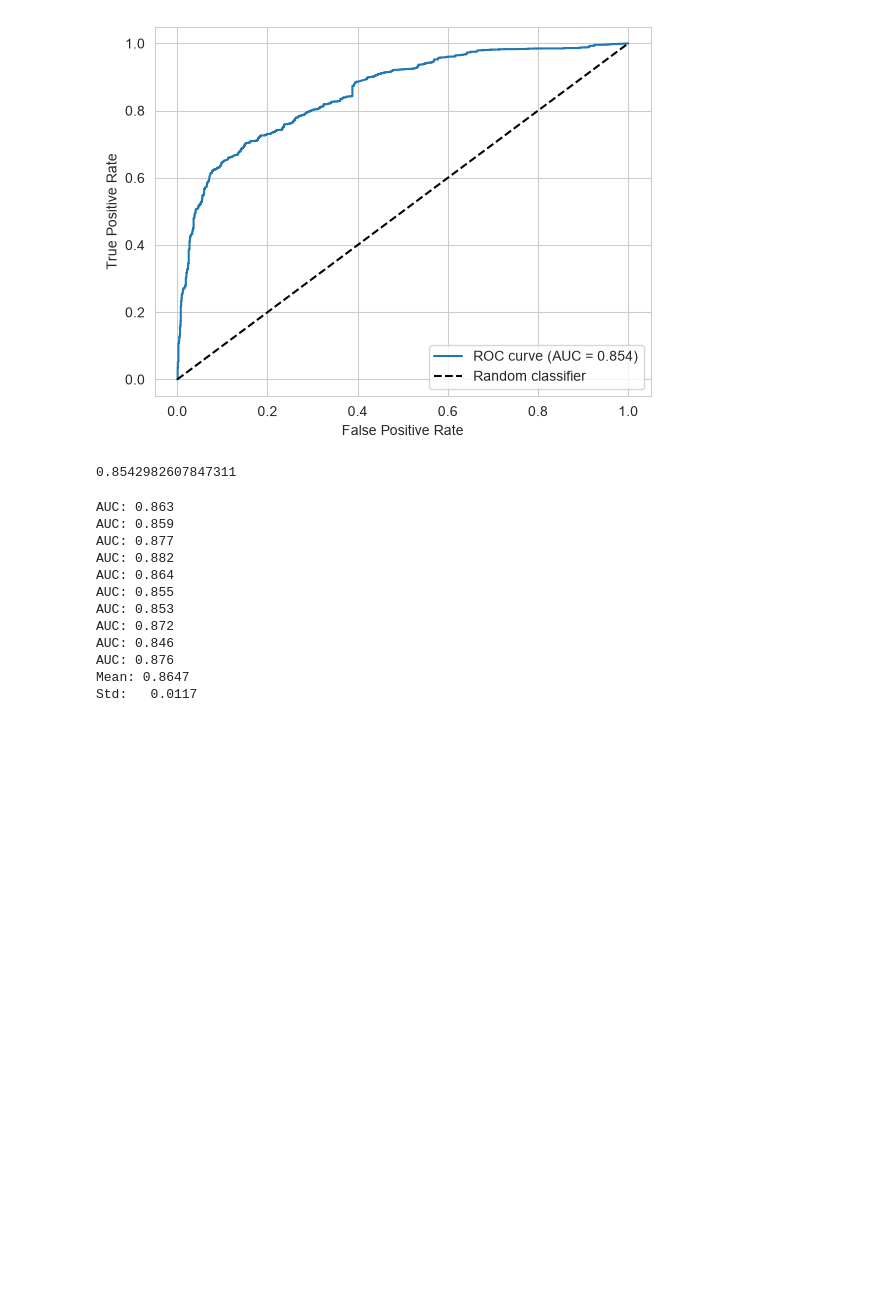
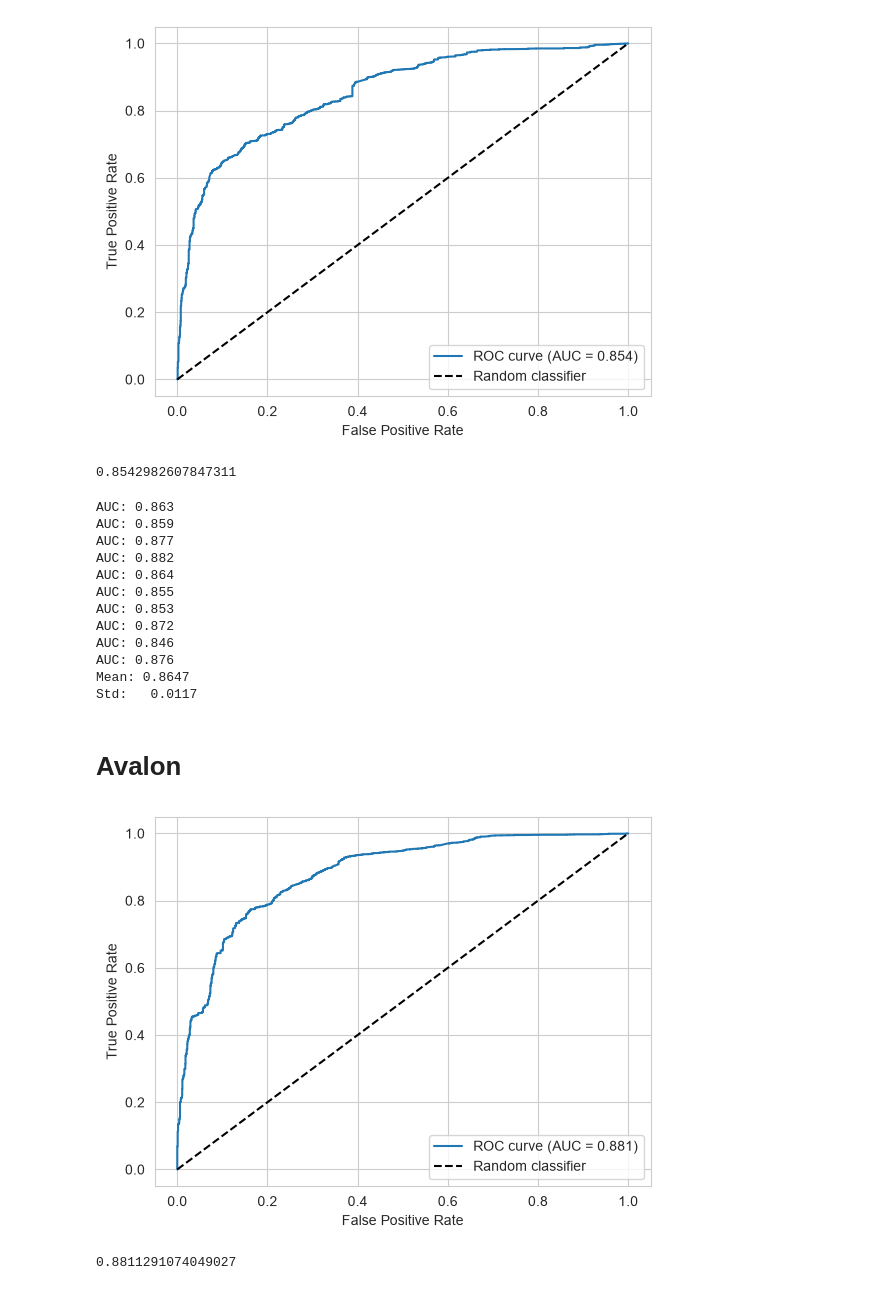
Before and after one commit to Kwietny/visco, a Jupyter notebook: classifier_tests/lightgbm.ipynb, the cells around one changed output. Cells and saved outputs as stored; diff of their text form; code cells hidden in the pictures; blank space fills up the shorter version.

Commit message:
Add avalon, maccs and bcut2d tests for LGBM

```diff
--- a/classifier_tests/lightgbm.ipynb
+++ b/classifier_tests/lightgbm.ipynb
@@ -124,3 +124,19 @@ AUC: 0.846
 AUC: 0.876
 Mean: 0.8647
 Std:   0.0117
+# %% [markdown]
+# Avalon
+# %%
+physio = quick_load(feature='avalon', columns=['smiles_surfactant1', 'smiles_surfactant2', 'smiles_additive1', 'smiles_additive2'])
+X, y, groups = xy_split(physio)
+# %%
+classifier = LGBMClassifier(
+        n_estimators=300,
+        learning_rate=0.05,
+        verbosity=-1
+)
+
+simple_test(classifier, X, y, groups)
+# %% [output]
+[figure, added]
+0.8811291074049027
```
Also changed, not shown: parts of 9 cells of this notebook.
